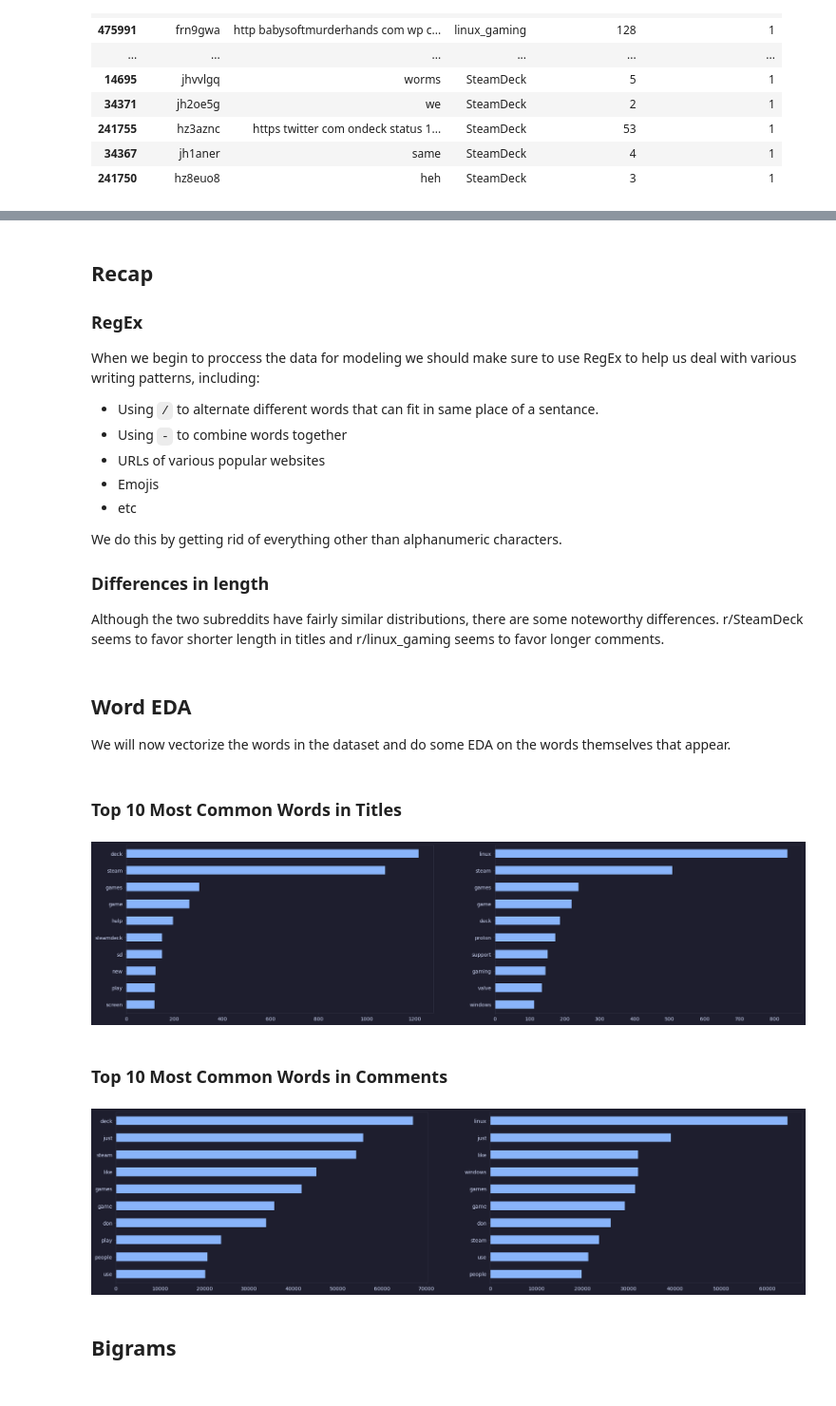
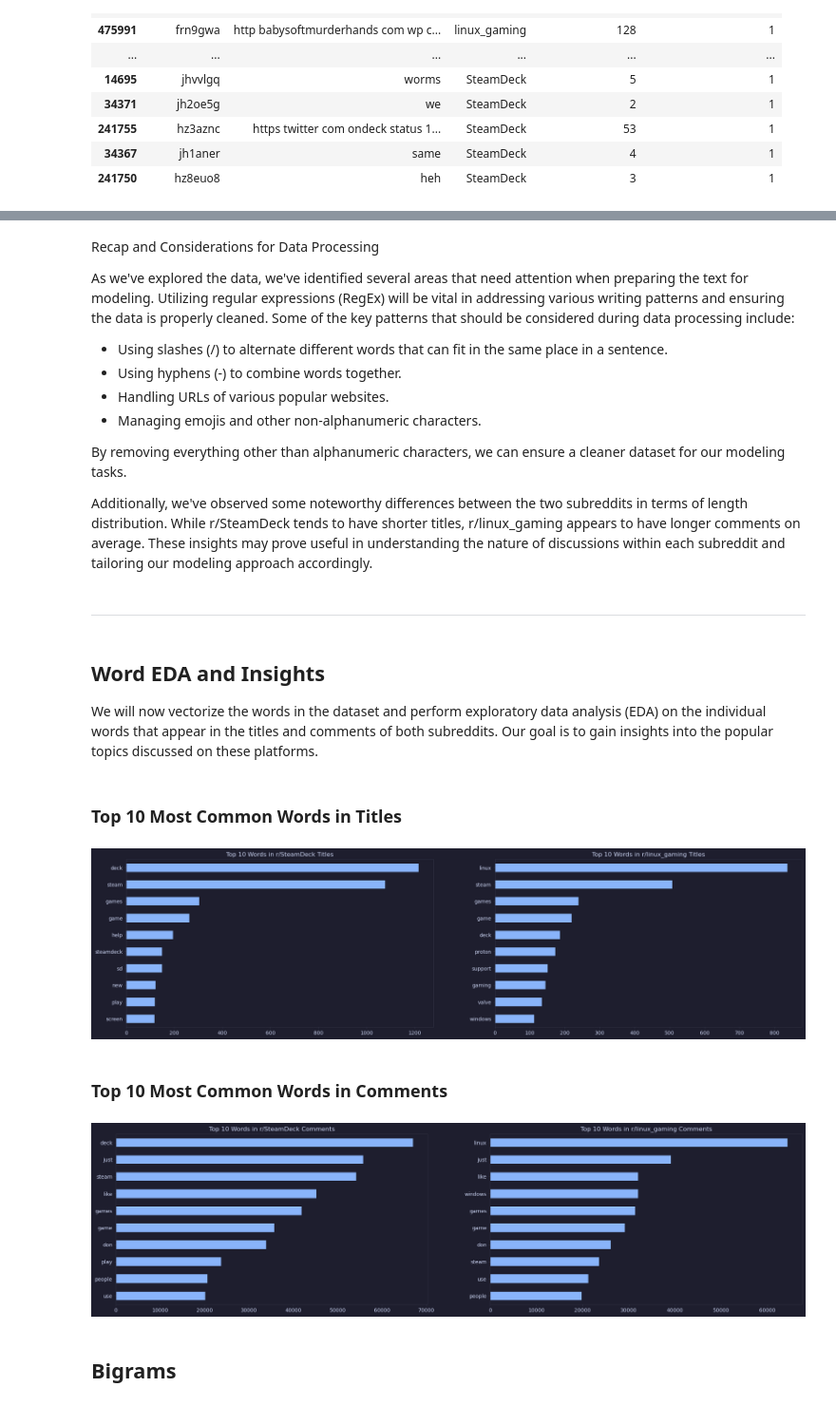
Before and after one commit to EKYS12/NLP_Reddit_linux_gaming_and_Steamdeck, a Jupyter notebook: notebooks/cleaning_and_eda.ipynb, the cells around one changed output, grey strips where cells are left out. Shown at 95% size. Drawn from its saved outputs; the diff is of its cells as text; code cells hidden in the pictures.

```diff
--- a/notebooks/cleaning_and_eda.ipynb
+++ b/notebooks/cleaning_and_eda.ipynb
@@ -447,22 +507,22 @@ Even though r/linux_gaming has less data overall, we are seeeing more representa
 # %% [markdown]
-## Recap
+Recap and Considerations for Data Processing
 
-### RegEx
-When we begin to proccess the data for modeling we should make sure to use RegEx to help us deal with various writing patterns, including:
-- Using `/` to alternate different words that can fit in same place of a sentance.
-- Using `-` to combine words together
-- URLs of various popular websites
-- Emojis
-- etc
+As we've explored the data, we've identified several areas that need attention when preparing the text for modeling. Utilizing regular expressions (RegEx) will be vital in addressing various writing patterns and ensuring the data is properly cleaned. Some of the key patterns that should be considered during data processing include:
 
-We do this by getting rid of everything other than alphanumeric characters.
+ - Using slashes (/) to alternate different words that can fit in the same place in a sentence.
+ - Using hyphens (-) to combine words together.
+ - Handling URLs of various popular websites.
+ - Managing emojis and other non-alphanumeric characters.
 
-### Differences in length
-Although the two subreddits have fairly similar distributions, there are some noteworthy differences. r/SteamDeck seems to favor shorter length in titles and r/linux_gaming seems to favor longer comments.
+By removing everything other than alphanumeric characters, we can ensure a cleaner dataset for our modeling tasks.
+
+Additionally, we've observed some noteworthy differences between the two subreddits in terms of length distribution. While r/SteamDeck tends to have shorter titles, r/linux_gaming appears to have longer comments on average. These insights may prove useful in understanding the nature of discussions within each subreddit and tailoring our modeling approach accordingly.
+# %% [markdown]
+---
 # %% [markdown]
-## Word EDA
+## Word EDA and Insights
 
-We will now vectorize the words in the dataset and do some EDA on the words themselves that appear.
+We will now vectorize the words in the dataset and perform exploratory data analysis (EDA) on the individual words that appear in the titles and comments of both subreddits. Our goal is to gain insights into the popular topics discussed on these platforms.
 # %% [markdown]
 ### Top 10 Most Common Words in Titles
 # %%
@@ -485,22 +545,32 @@ fig, ax = plt.subplots(1, 2, figsize=(24,6))
 sd_titles_vect_df.sum().sort_values(ascending=False).head(10).plot(kind='barh', ax=ax[0])
 lg_titles_vect_df.sum().sort_values(ascending=False).head(10).plot(kind='barh', ax=ax[1])
 
+ax[0].set_title('Top 10 Words in r/SteamDeck Titles')
+ax[1].set_title('Top 10 Words in r/linux_gaming Titles')
+
 ax[0].invert_yaxis()
 ax[1].invert_yaxis();
+
+# fig.savefig('../images/title_top_10_words.png')
 # %% [output]
-[figure, old version]
+[figure, new version]
 # %% [markdown]
 ### Top 10 Most Common Words in Comments
 # %%
 # Right Plot is r/SteamDeck and Left Plot is r/linux_gaming
 fig, ax = plt.subplots(1, 2, figsize=(24,6))
 sd_comments_vect_df.sum().sort_values(ascending=False).head(10).plot(kind='barh', ax=ax[0])
 lg_comments_vect_df.sum().sort_values(ascending=False).head(10).plot(kind='barh', ax=ax[1])
 
+ax[0].set_title('Top 10 Words in r/SteamDeck Comments')
+ax[1].set_title('Top 10 Words in r/linux_gaming Comments')
+
 ax[0].invert_yaxis()
 ax[1].invert_yaxis();
+
+# fig.savefig('../images/comment_top_10_words.png')
 # %% [output]
-[figure, old version]
+[figure, new version]
 # %% [markdown]
 ## Bigrams
 # %%
```
Also changed, not shown: parts of 42 cells of this notebook, 24 other files.
